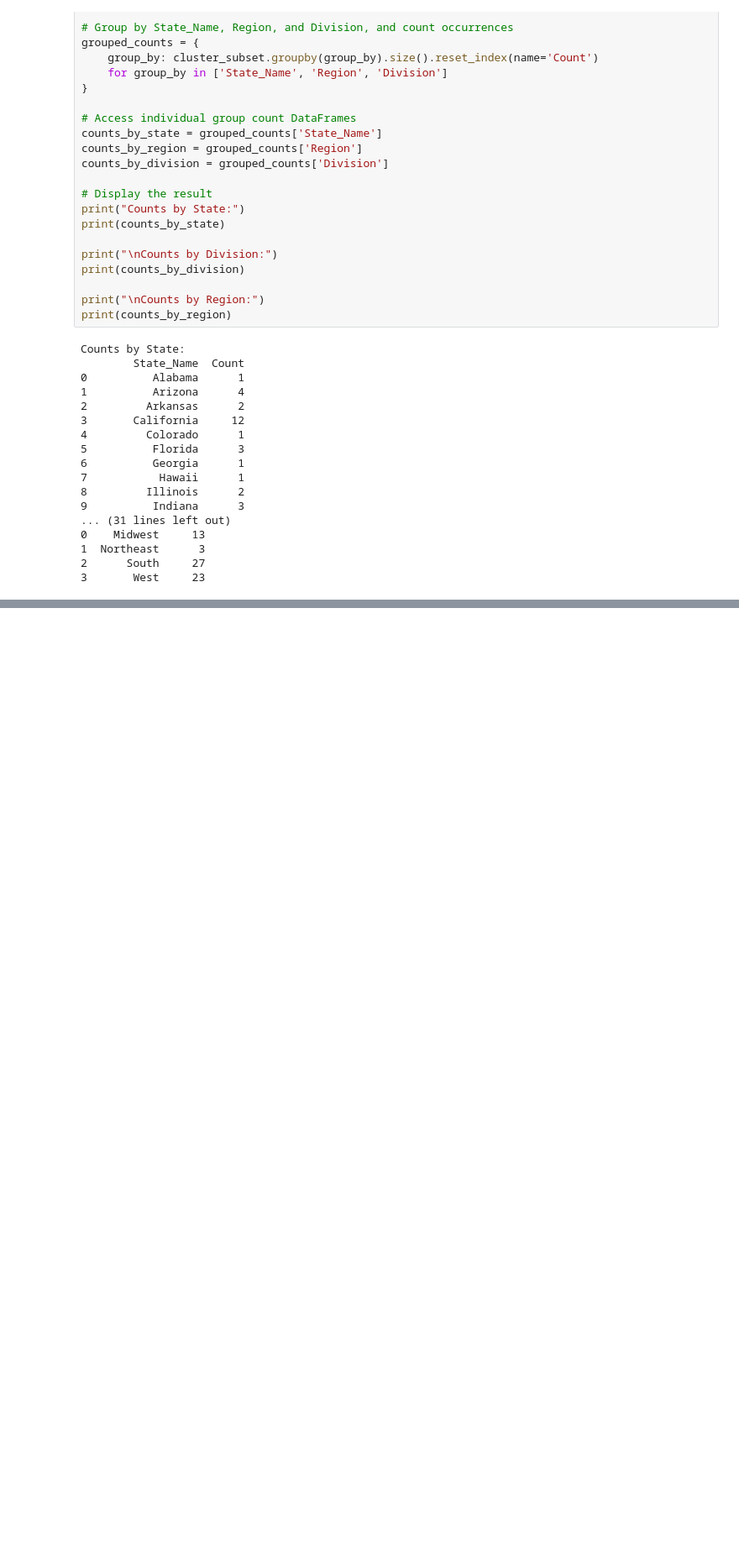
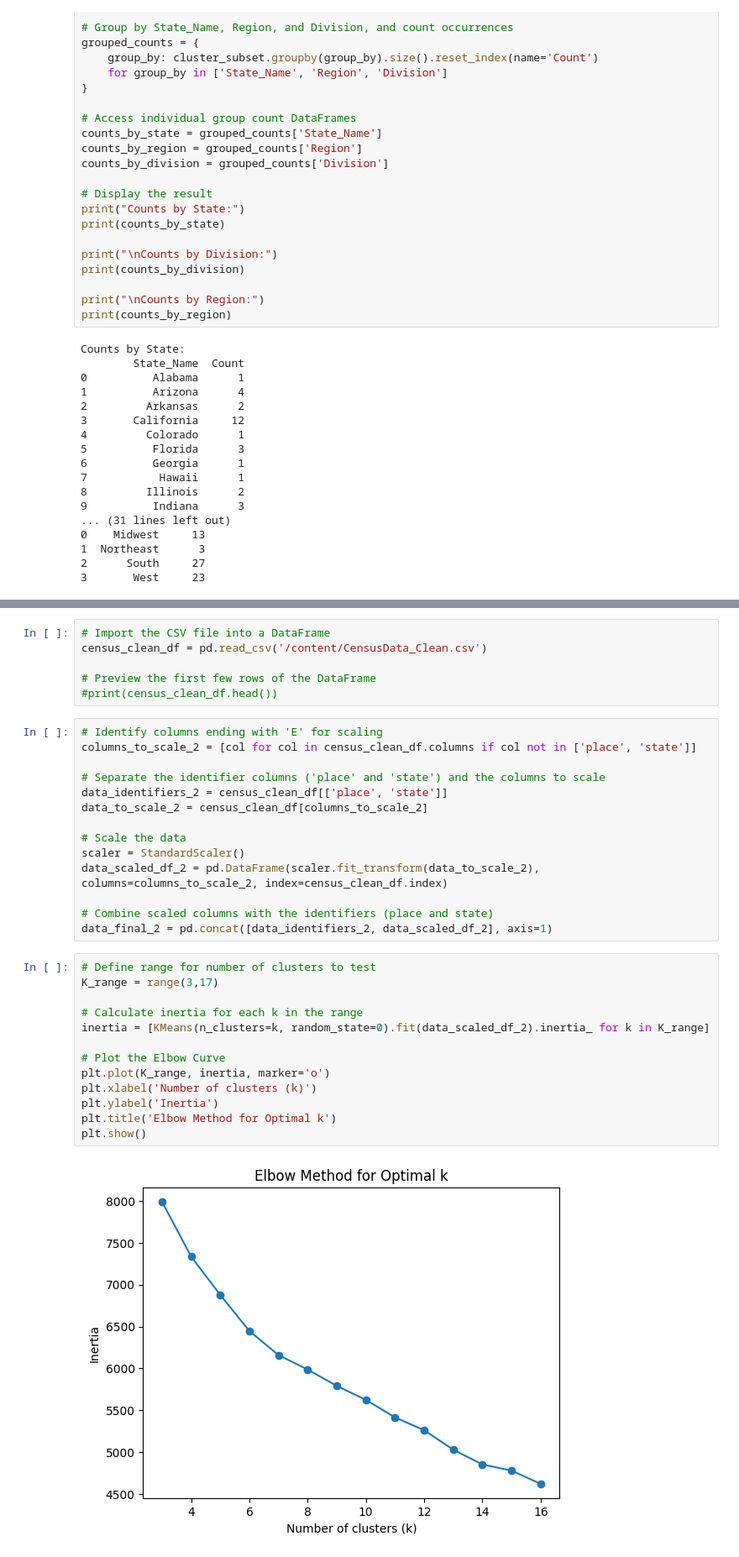
Before and after one commit to brutus-the-homeschooler/Capstone, a Jupyter notebook: Scripts/K-Means/City_of_Dublin_K_Means_Analysis.ipynb, the cells around one changed output, grey strips where cells are left out. Shown at 84% size. Drawn from its saved outputs; the diff is of its cells as text; blank space fills up the shorter version.

```diff
--- a/Scripts/K-Means/City_of_Dublin_K_Means_Analysis.ipynb
+++ b/Scripts/K-Means/City_of_Dublin_K_Means_Analysis.ipynb
@@ -296,0 +318,35 @@ Counts by State:
+# %%
+# Import the CSV file into a DataFrame
+census_clean_df = pd.read_csv('/content/CensusData_Clean.csv')
+
+# Preview the first few rows of the DataFrame
+#print(census_clean_df.head())
+# %%
+# Identify columns ending with 'E' for scaling
+columns_to_scale_2 = [col for col in census_clean_df.columns if col not in ['place', 'state']]
+
+# Separate the identifier columns ('place' and 'state') and the columns to scale
+data_identifiers_2 = census_clean_df[['place', 'state']]
+data_to_scale_2 = census_clean_df[columns_to_scale_2]
+
+# Scale the data
+scaler = StandardScaler()
+data_scaled_df_2 = pd.DataFrame(scaler.fit_transform(data_to_scale_2), columns=columns_to_scale_2, index=census_clean_df.index)
+
+# Combine scaled columns with the identifiers (place and state)
+data_final_2 = pd.concat([data_identifiers_2, data_scaled_df_2], axis=1)
+# %%
+# Define range for number of clusters to test
+K_range = range(3,17)
+
+# Calculate inertia for each k in the range
+inertia = [KMeans(n_clusters=k, random_state=0).fit(data_scaled_df_2).inertia_ for k in K_range]
+
+# Plot the Elbow Curve
+plt.plot(K_range, inertia, marker='o')
+plt.xlabel('Number of clusters (k)')
+plt.ylabel('Inertia')
+plt.title('Elbow Method for Optimal k')
+plt.show()
+# %% [output]
+[figure, added]
```
Also changed, not shown: parts of 24 cells of this notebook, 1 other file.
